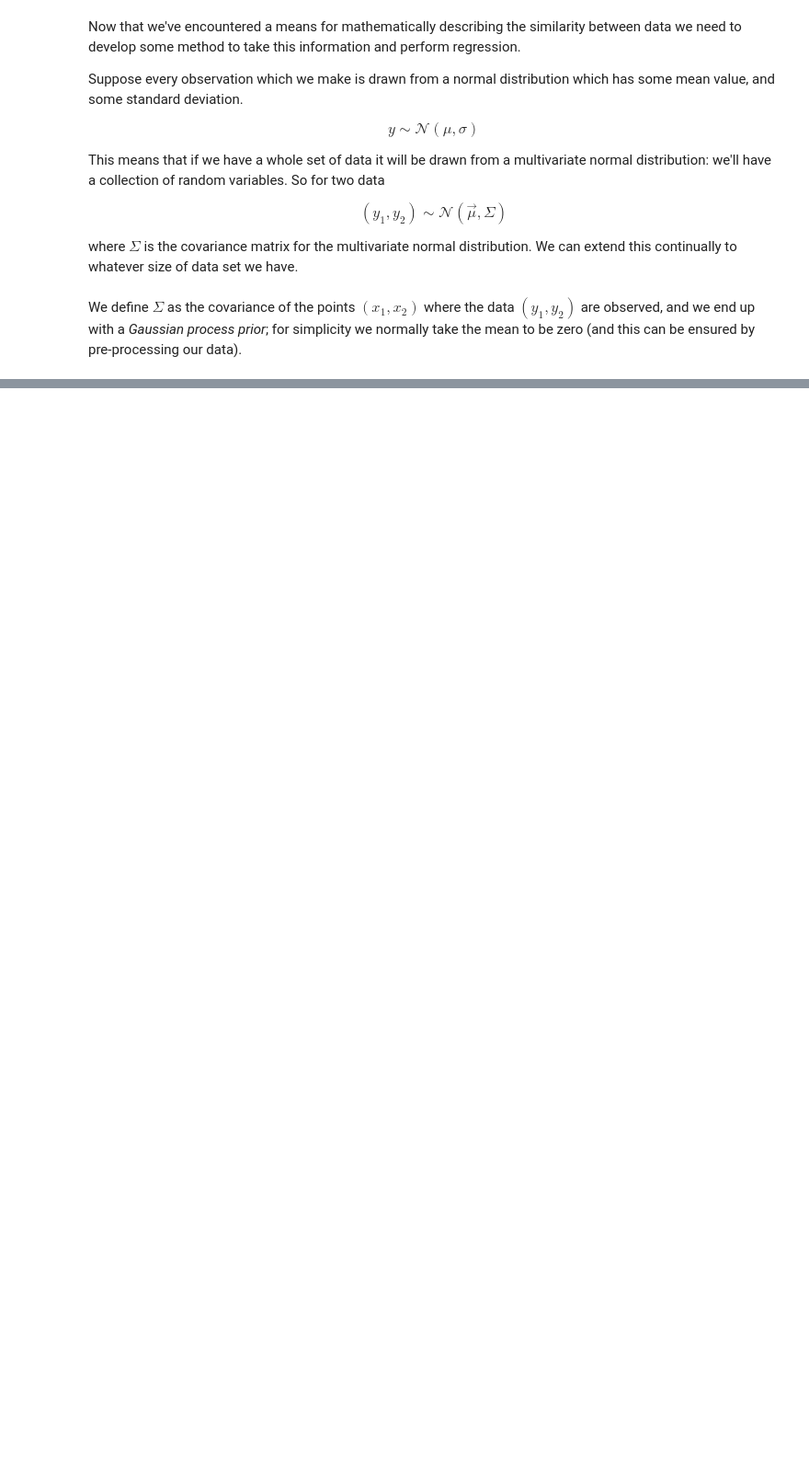
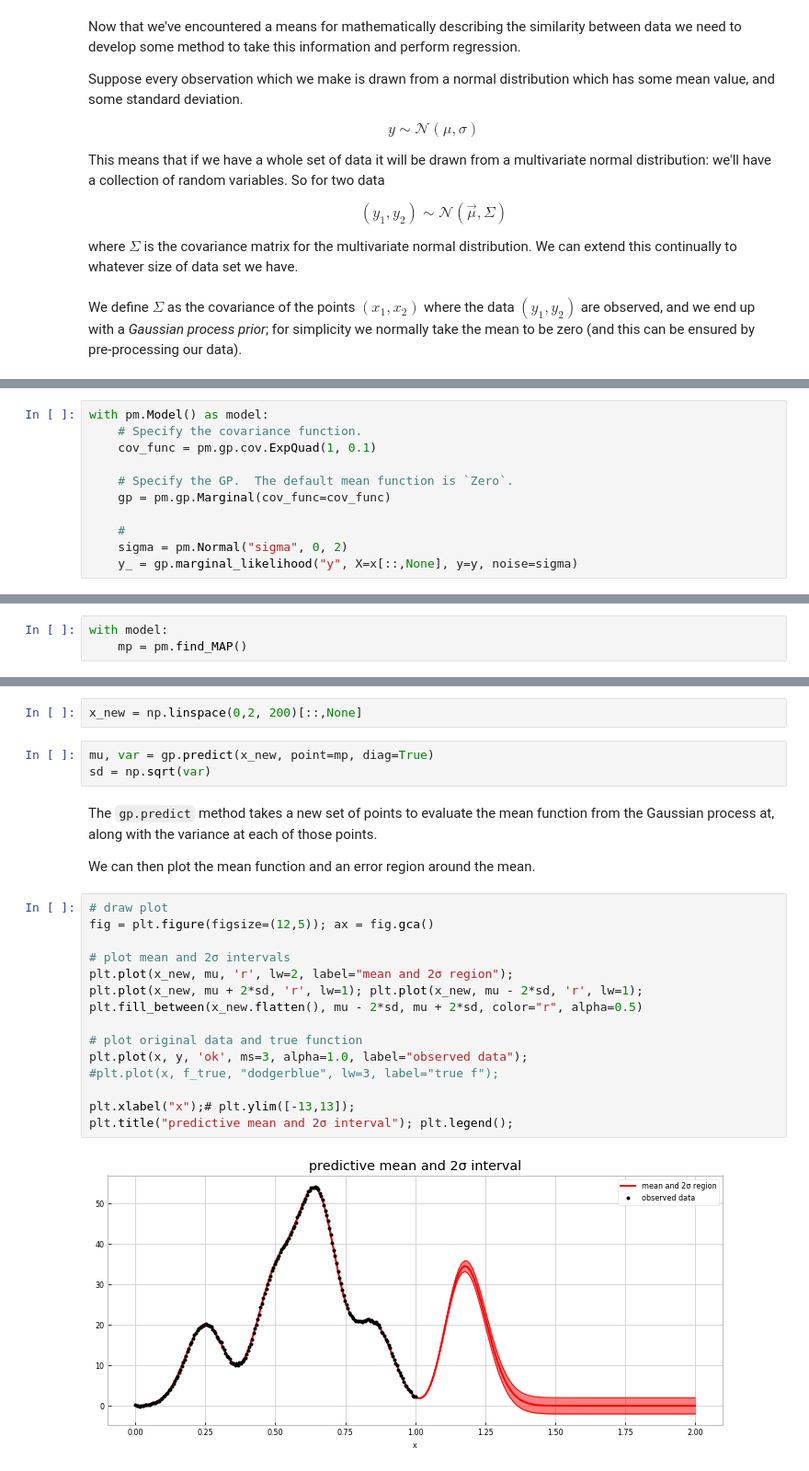
Before and after one commit to transientlunatic/gp-tutorial, a Jupyter notebook: chapters/3. Gaussian Process.ipynb, the cells around one changed output, grey strips where cells are left out. Shown at 92% size. Saved outputs shown, nothing was run; the diff lists cells and outputs as text; blank space fills up the shorter version.

```diff
--- a/chapters/3. Gaussian Process.ipynb
+++ b/chapters/3. Gaussian Process.ipynb
@@ -16,0 +56,11 @@ We define $\Sigma$ as the covariance of the points $(x_1, x_2)$ where the data $
+# %%
+with pm.Model() as model:
+    # Specify the covariance function.
+    cov_func = pm.gp.cov.ExpQuad(1, 0.1)
+
+    # Specify the GP.  The default mean function is `Zero`.
+    gp = pm.gp.Marginal(cov_func=cov_func)
+
+    #
+    sigma = pm.Normal("sigma", 0, 2)
+    y_ = gp.marginal_likelihood("y", X=x[::,None], y=y, noise=sigma)
@@ -16,0 +71,3 @@ We define $\Sigma$ as the covariance of the points $(x_1, x_2)$ where the data $
+# %%
+with model:
+    mp = pm.find_MAP()
@@ -16,0 +76,26 @@ We define $\Sigma$ as the covariance of the points $(x_1, x_2)$ where the data $
+# %%
+x_new = np.linspace(0,2, 200)[::,None]
+# %%
+mu, var = gp.predict(x_new, point=mp, diag=True)
+sd = np.sqrt(var)
+# %% [markdown]
+The `gp.predict` method takes a new set of points to evaluate the mean function from the Gaussian process at, along with the variance at each of those points.
+
+We can then plot the mean function and an error region around the mean.
+# %%
+# draw plot
+fig = plt.figure(figsize=(12,5)); ax = fig.gca()
+
+# plot mean and 2σ intervals
+plt.plot(x_new, mu, 'r', lw=2, label="mean and 2σ region");
+plt.plot(x_new, mu + 2*sd, 'r', lw=1); plt.plot(x_new, mu - 2*sd, 'r', lw=1);
+plt.fill_between(x_new.flatten(), mu - 2*sd, mu + 2*sd, color="r", alpha=0.5)
+
+# plot original data and true function
+plt.plot(x, y, 'ok', ms=3, alpha=1.0, label="observed data");
+#plt.plot(x, f_true, "dodgerblue", lw=3, label="true f");
+
+plt.xlabel("x");# plt.ylim([-13,13]);
+plt.title("predictive mean and 2σ interval"); plt.legend();
+# %% [output]
+[figure, added]
```
Also changed, not shown: parts of 16 cells of this notebook.
